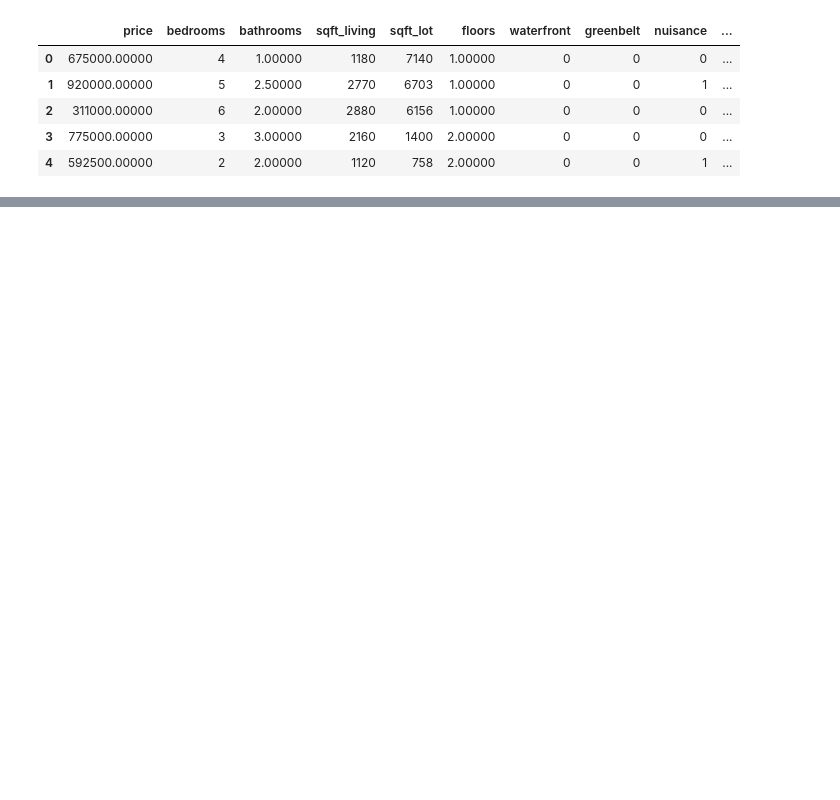
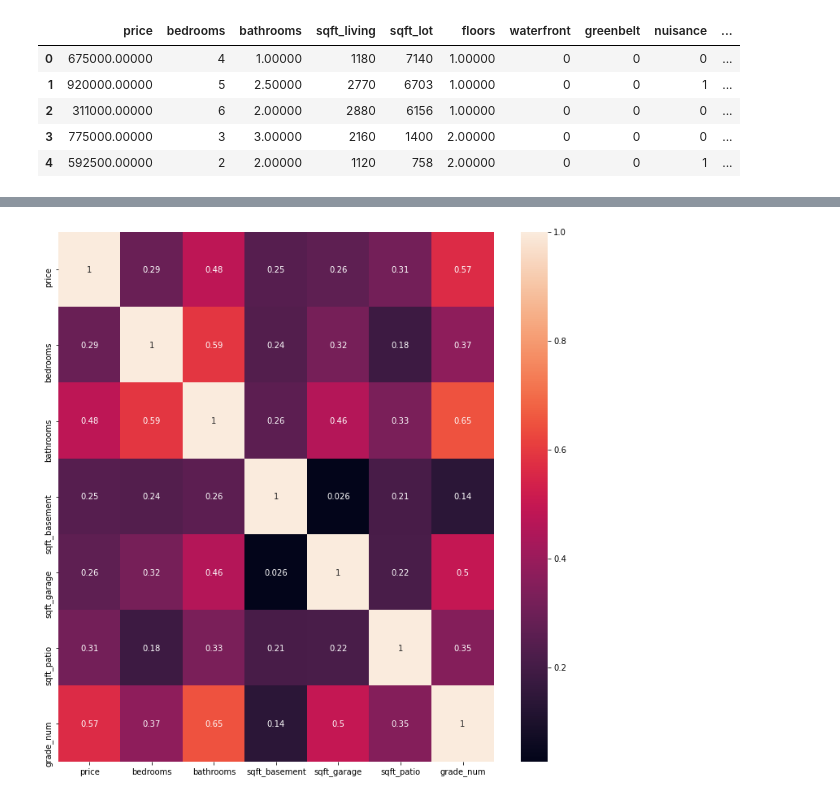
Before and after one commit to russelltblanch1993/PSRproject2, a Jupyter notebook: test_notebook_pas_2.ipynb, the cells around one changed output, grey strips where cells are left out. Drawn from its saved outputs; the diff is of its cells as text; code cells hidden in the pictures; blank space fills up the shorter version.

```diff
--- a/test_notebook_pas_2.ipynb
+++ b/test_notebook_pas_2.ipynb
@@ -428,0 +602,2 @@ Length: 26582, dtype: float64
+# %%
+df_model = df[['price', 'bedrooms', 'bathrooms', 'grade', 'sqft_basement', 'sqft_garage', 'sqft_patio']]
@@ -428,0 +620,3 @@ Length: 26582, dtype: float64
+# %%
+df_model['grade_num'] = df_model['grade'].str[:2].astype(np.int64)
+df_model
@@ -428,0 +642,6 @@ Length: 26582, dtype: float64
+# %%
+fig, ax = plt.subplots(figsize=(12, 12))
+
+sns.heatmap(df_model.corr(), annot=True);
+# %% [output]
+[figure, added]
```
Also changed, not shown: parts of 54 cells of this notebook, 1 other file.
